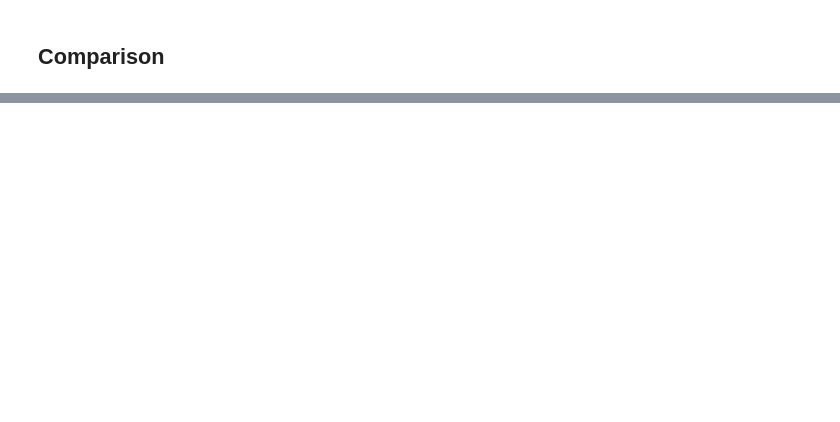
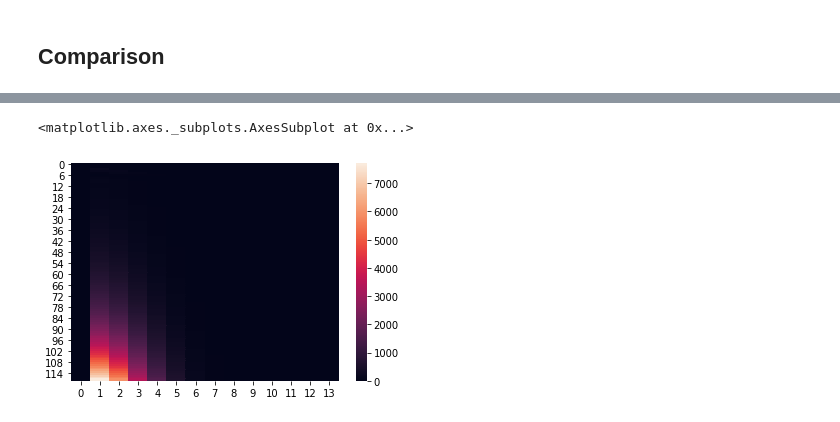
Before and after one commit to akhavan12/discrete_covid_model, a Jupyter notebook: Discrete_ver_09.ipynb, the cells around one changed output, grey strips where cells are left out. Cells and saved outputs as stored; diff of their text form; code cells hidden in the pictures; blank space fills up the shorter version.

```diff
--- a/Discrete_ver_09.ipynb
+++ b/Discrete_ver_09.ipynb
@@ -611,10 +359,16 @@ def calculate_extra():
 # %%
-def Interactive_deriv(B,L,Delay,normalization_factor):
-  global lenght_t
-  global Beta
-  Beta = B
-  lenght_t = L
-  calculate_extra()
+Country = 'Italy'
+Track_M = []
+
+def Interactive_deriv(Population,initial_exposed,B,L,Delay,normalization_factor):
+
+
+  ###############
+  ##############
+
+  calculate(initial_population=Population, initial_exposed=initial_exposed, lenght_t=L, Beta=B)
+
+
   f,axx = plt.subplots(1,2,figsize=(18,7))
   ax=axx.ravel()
 
@@ -623,6 +377,8 @@ def Interactive_deriv(B,L,Delay,normalization_factor):
   ax[0].plot(W.sum(axis=0),color='red', label ='Severe')
   ax[0].plot(V.sum(axis=0),'--',color='red', label ='Ventilator')
 
+  ax[0].plot(R,color='green', label = 'Recovered')
+  ax[0].plot(D,color='Black', label = 'Dead')
   ax[0].plot(MU.sum(axis=0),'-*',color='orange', label ='Undiagnosed Mild')
 
 
@@ -630,15 +386,16 @@ def Interactive_deriv(B,L,Delay,normalization_factor):
   df_actual_dead = get_actual_ts(key="dead")
   df_actual_recovered = get_actual_ts(key="recovered")
 
-  ax[0].plot(R,color='green', label = 'Recovered')
-  ax[0].plot(D,color='Black', label = 'Dead')
   #ax[0].plot(H,color='blue', label = 'Susceptible')
 
 
+  #ax[0].plot(df_actual_dead['cumulative'].values[Delay:],color='blue',label = 'dead' )
 
-  ax[1].plot(df_actual_confirm['rolling'].values[Delay:]/normalization_factor,label='Confirmed daily')
-  ax[1].plot(df_actual_dead['cumulative'].values[Delay:]/normalization_factor,label = 'dead' )
-  ax[1].plot(df_actual_recovered['cumulative'].values[Delay:]/normalization_factor, label = 'recovered')
+
+
+  ax[1].plot(df_actual_confirm['rolling'].values[Delay:],label='Confirmed daily')
+  ax[1].plot(df_actual_dead['cumulative'].values[Delay:],label = 'dead' )
+  ax[1].plot(df_actual_recovered['cumulative'].values[Delay:], label = 'recovered')
   ax[1].tick_params(labelsize=14)
   ax[1].legend(fontsize=14)
 
@@ -650,11 +407,12 @@ def Interactive_deriv(B,L,Delay,normalization_factor):
 
 w = interactive(
     Interactive_deriv,
-    B=        FloatSlider(min=0.000001, max=0.003,     continuous_update=False, readout_format='.8f',   step=.0000001, value=.0005, description = 'Beta'),
-    L = IntSlider(min=10, max=200,     continuous_update=False,   step=1, value=100, description = 'length of simmulation'),
-    Delay = IntSlider(min=1, max=50,   continuous_update=False,   step=1, value=25, description = 'Delay'),
+    Population = IntSlider(min=1000, max=50_000_000,   continuous_update=False,   step=1, value=10_000_000, description = 'Population'),
+    initial_exposed = IntSlider(min=1, max=5000,   continuous_update=False,   step=1, value=100, description = 'initial_exposed'),
+    B=        FloatSlider(min=0.11, max=1,     continuous_update=False, readout_format='.8f',   step=0.000001, value=.61, description = 'Beta'),
+    L = IntSlider(min=10, max=200,     continuous_update=False,   step=1, value=120, description = 'length of simmulation'),
+    Delay = IntSlider(min=1, max=50,   continuous_update=False,   step=1, value=1, description = 'Delay'),
     normalization_factor = IntSlider(min=1, max=1000,   continuous_update=False,   step=1, value=500, description = 'normalization_factor')
-
     )
 w
 # %% [output]
@@ -871,0 +420,7 @@ interactive(children=(FloatSlider(value=0.00053, continuous_update=False, descri
+# %%
+Track_M=np.asanyarray(Track_M)
+# %%
+sns.heatmap(Track_M)
+# %% [output]
+<matplotlib.axes._subplots.AxesSubplot at 0x...>
+[figure, added]
```
Also changed, not shown: parts of 19 cells of this notebook.
